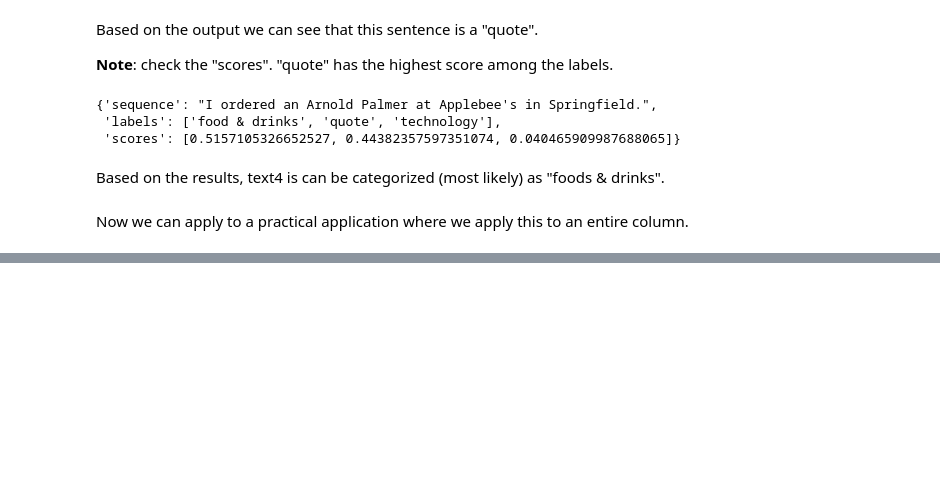
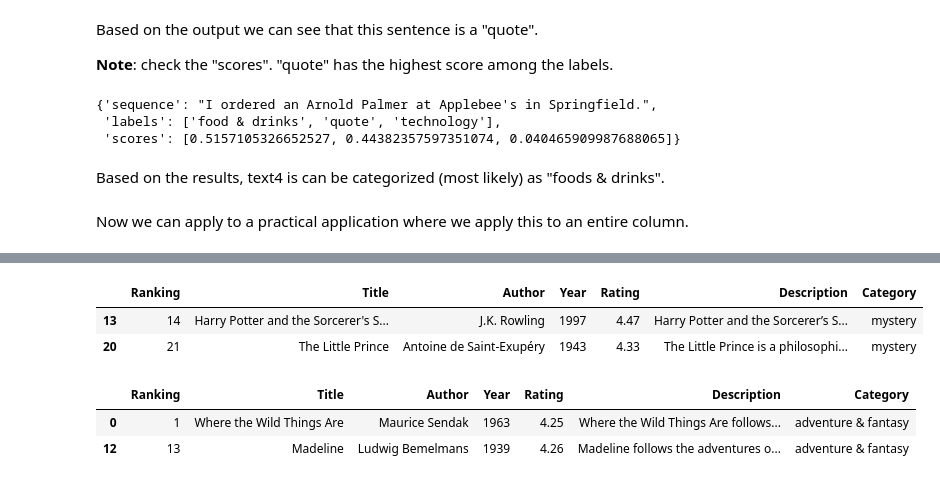
Before and after one commit to sulabola/NLP_in_Python, a Jupyter notebook: Chapter 6 - Transformers with Hugging Face.ipynb, the cells around one changed output, grey strips where cells are left out. Drawn from its saved outputs; the diff is of its cells as text; code cells hidden in the pictures; blank space fills up the shorter version.

```diff
--- a/Chapter 6 - Transformers with Hugging Face.ipynb
+++ b/Chapter 6 - Transformers with Hugging Face.ipynb
@@ -1024,0 +1179,12 @@ Now we can apply to a practical application where we apply this to an entire col
+# %%
+books[books['Category'] == 'mystery'].head(2)
+# %% [output]
+|  | Ranking | Title | Author | Year | Rating | Description | Category |
+| 13 | 14 | Harry Potter and the Sorcerer's S... | J.K. Rowling | 1997 | 4.47 | Harry Potter and the Sorcerer’s S... | mystery |
+| 20 | 21 | The Little Prince | Antoine de Saint-Exupéry | 1943 | 4.33 | The Little Prince is a philosophi... | mystery |
+# %%
+books[books['Category'] == 'adventure & fantasy'].head(2)
+# %% [output]
+|  | Ranking | Title | Author | Year | Rating | Description | Category |
+| 0 | 1 | Where the Wild Things Are | Maurice Sendak | 1963 | 4.25 | Where the Wild Things Are follows... | adventure & fantasy |
+| 12 | 13 | Madeline | Ludwig Bemelmans | 1939 | 4.26 | Madeline follows the adventures o... | adventure & fantasy |
```
Also changed, not shown: parts of 19 cells of this notebook.
